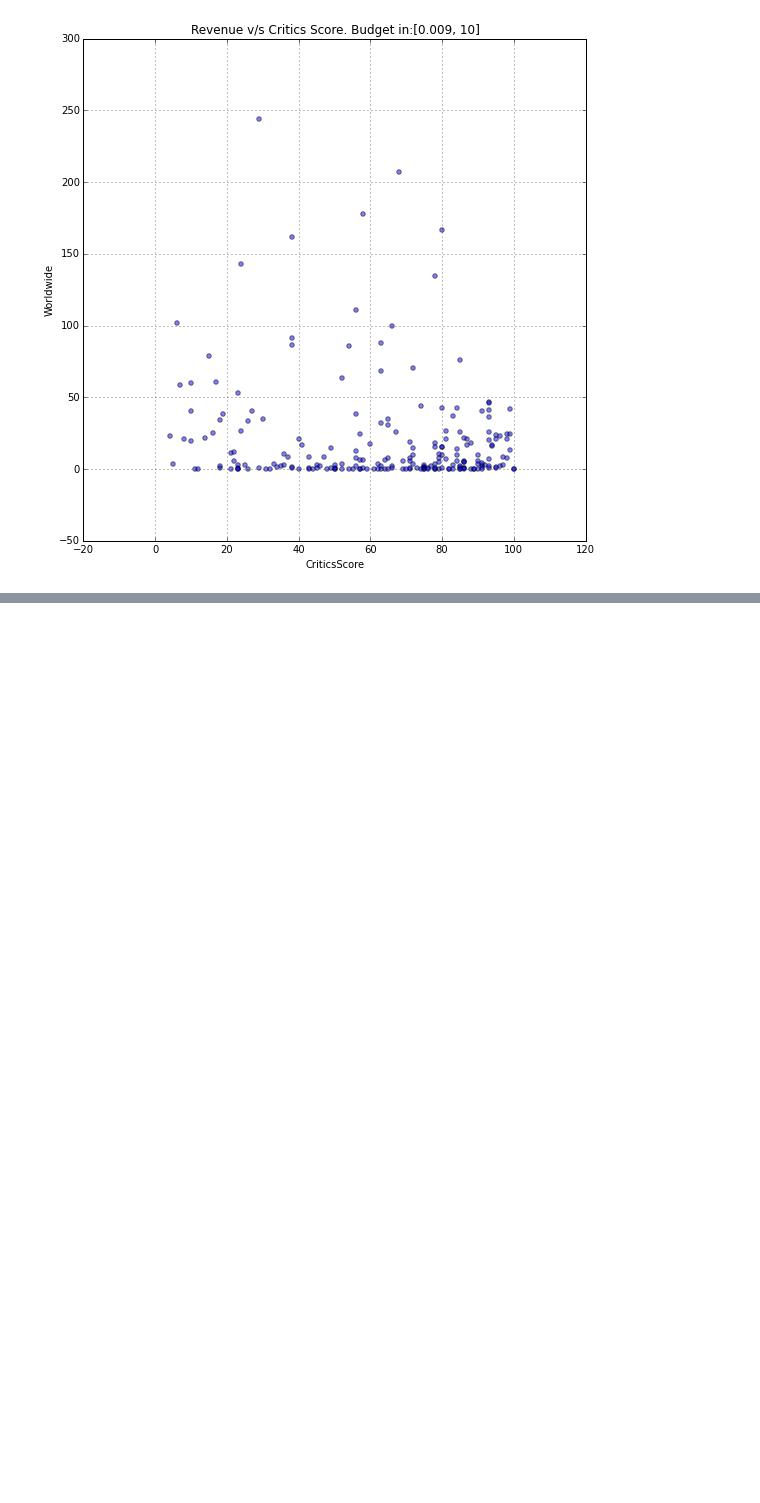
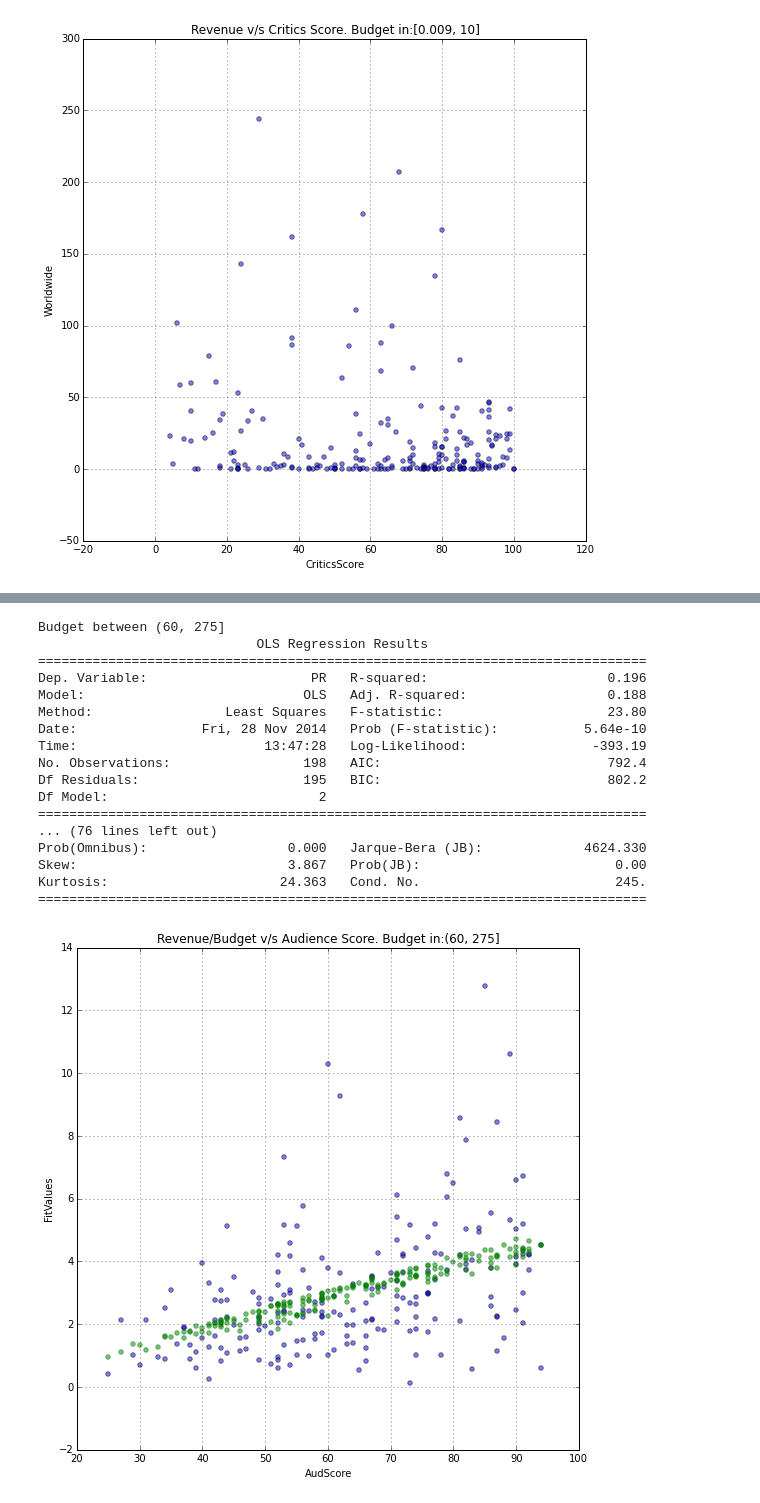
Before and after one commit to x75093/cs209-project, a Jupyter notebook: regression_analysis.ipynb, the cells around one changed output, grey strips where cells are left out. Saved outputs shown, nothing was run; the diff lists cells and outputs as text; code cells hidden in the pictures; blank space fills up the shorter version.

Commit message:
updating regression

```diff
--- a/regression_analysis.ipynb
+++ b/regression_analysis.ipynb
@@ -120,0 +123,30 @@ Kurtosis:                      23.938   Cond. No.                         213.
+# %%
+for i in pd.unique(data3["BudgetQ"]):
+    data4 = data3[data3["BudgetQ"] == i]
+    y, X = dmatrices("PR ~ Budget + AudScore", data=data4, return_type="dataframe")
+    model = sm.OLS(y, X)
+    res = model.fit()
+    data4["FitValues"] = res.fittedvalues
+    print "Budget between",i
+    print res.summary()
+    ax = data4.plot("AudScore","PR",kind="Scatter",alpha=0.5,title="Revenue/Budget v/s Audience Score. Budget in:" + str(i),figsize=(9,9))
+    data4.plot("AudScore","FitValues",alpha=0.5,color="green",ax=ax,kind="Scatter",)
+# %% [output]
+Budget between (60, 275]
+                            OLS Regression Results
+==============================================================================
+Dep. Variable:                     PR   R-squared:                       0.196
+Model:                            OLS   Adj. R-squared:                  0.188
+Method:                 Least Squares   F-statistic:                     23.80
+Date:                Fri, 28 Nov 2014   Prob (F-statistic):           5.64e-10
+Time:                        13:47:28   Log-Likelihood:                -393.19
+No. Observations:                 198   AIC:                             792.4
+Df Residuals:                     195   BIC:                             802.2
+Df Model:                           2
+==============================================================================
+... (76 lines left out)
+Prob(Omnibus):                  0.000   Jarque-Bera (JB):             4624.330
+Skew:                           3.867   Prob(JB):                         0.00
+Kurtosis:                      24.363   Cond. No.                         245.
+==============================================================================
+[figure, added]
```
Also changed, not shown: parts of 5 cells of this notebook.
